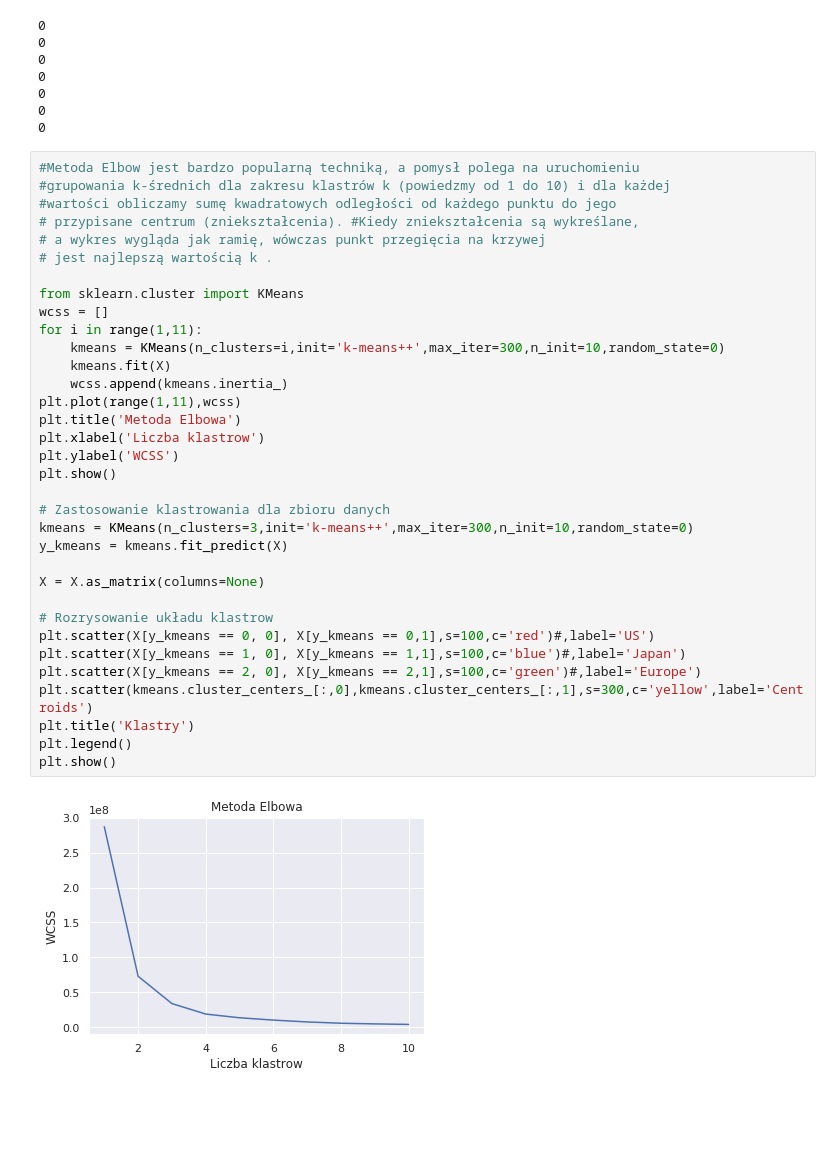
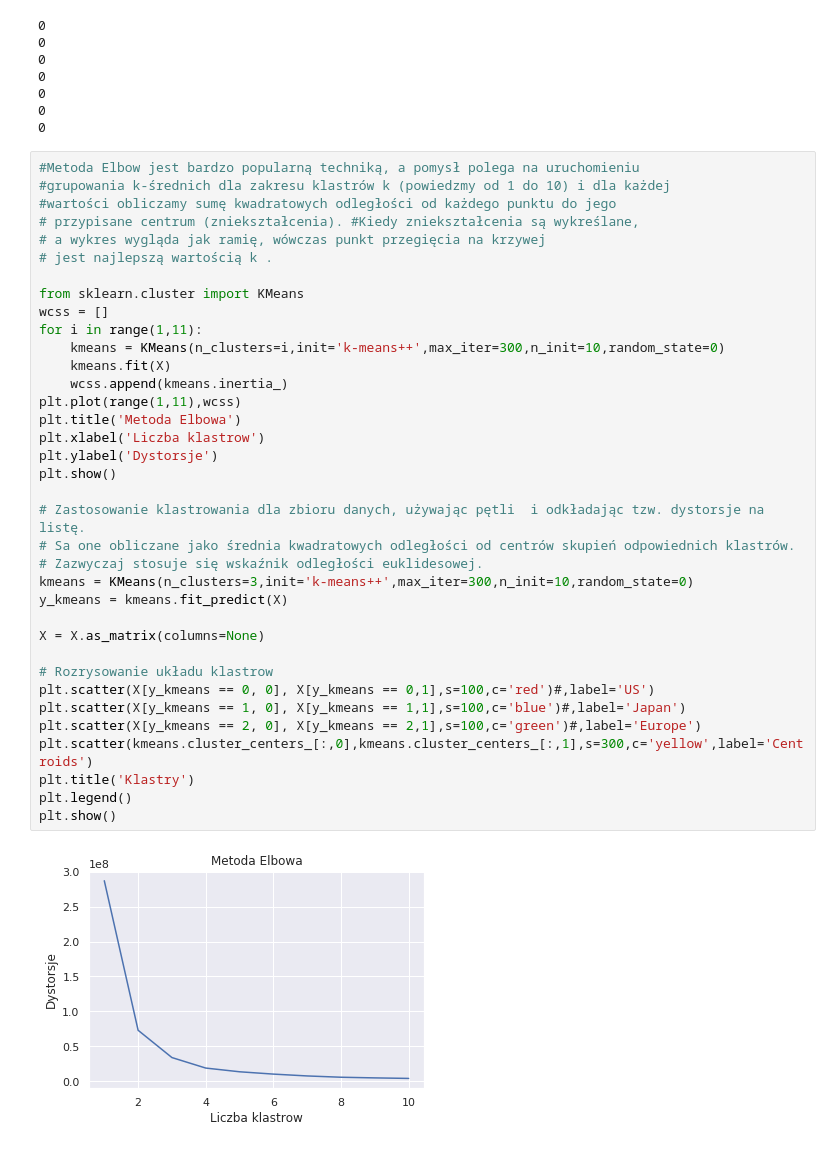
Before and after one commit to borsztajn1/WSIZ-SI, a Jupyter notebook: Zajecia-lab4.ipynb, the cells around one changed output. Drawn from its saved outputs; the diff is of its cells as text; blank space fills up the shorter version.

```diff
--- a/Zajecia-lab4.ipynb
+++ b/Zajecia-lab4.ipynb
@@ -294,34 +294,36 @@ for i in X.columns:
 #wartości obliczamy sumę kwadratowych odległości od każdego punktu do jego
 # przypisane centrum (zniekształcenia). #Kiedy zniekształcenia są wykreślane,
 # a wykres wygląda jak ramię, wówczas punkt przegięcia na krzywej
 # jest najlepszą wartością k .
 
 from sklearn.cluster import KMeans
 wcss = []
 for i in range(1,11):
     kmeans = KMeans(n_clusters=i,init='k-means++',max_iter=300,n_init=10,random_state=0)
     kmeans.fit(X)
     wcss.append(kmeans.inertia_)
 plt.plot(range(1,11),wcss)
 plt.title('Metoda Elbowa')
 plt.xlabel('Liczba klastrow')
-plt.ylabel('WCSS')
+plt.ylabel('Dystorsje')
 plt.show()
 
-# Zastosowanie klastrowania dla zbioru danych
+# Zastosowanie klastrowania dla zbioru danych, używając pętli  i odkładając tzw. dystorsje na listę.
+# Sa one obliczane jako średnia kwadratowych odległości od centrów skupień odpowiednich klastrów.
+# Zazwyczaj stosuje się wskaźnik odległości euklidesowej.
 kmeans = KMeans(n_clusters=3,init='k-means++',max_iter=300,n_init=10,random_state=0)
 y_kmeans = kmeans.fit_predict(X)
 
 X = X.as_matrix(columns=None)
 
 # Rozrysowanie układu klastrow
 plt.scatter(X[y_kmeans == 0, 0], X[y_kmeans == 0,1],s=100,c='red')#,label='US')
 plt.scatter(X[y_kmeans == 1, 0], X[y_kmeans == 1,1],s=100,c='blue')#,label='Japan')
 plt.scatter(X[y_kmeans == 2, 0], X[y_kmeans == 2,1],s=100,c='green')#,label='Europe')
 plt.scatter(kmeans.cluster_centers_[:,0],kmeans.cluster_centers_[:,1],s=300,c='yellow',label='Centroids')
 plt.title('Klastry')
 plt.legend()
 plt.show()
 # %% [output]
-[figure, old version]
+[figure, new version]
 [figure]
```
